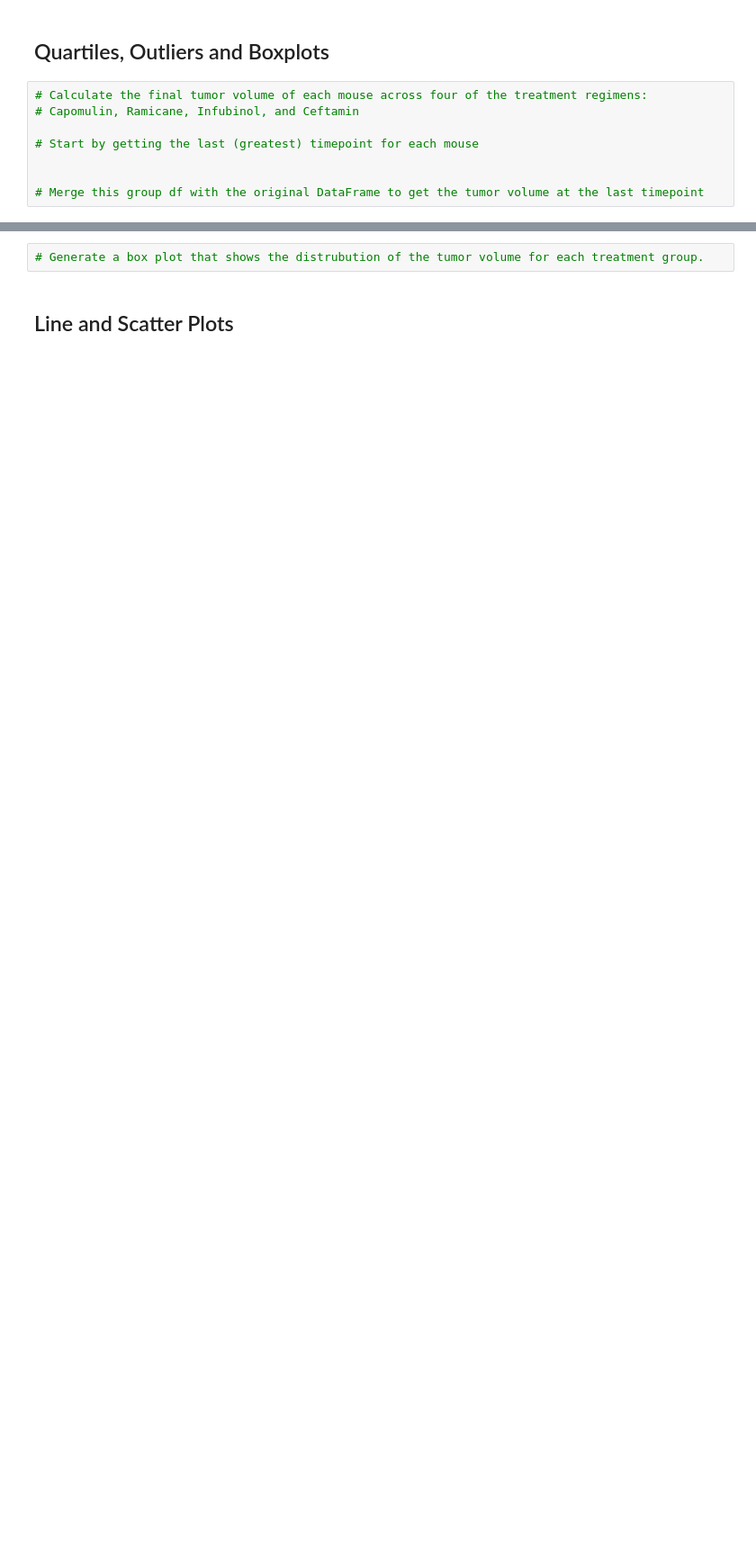
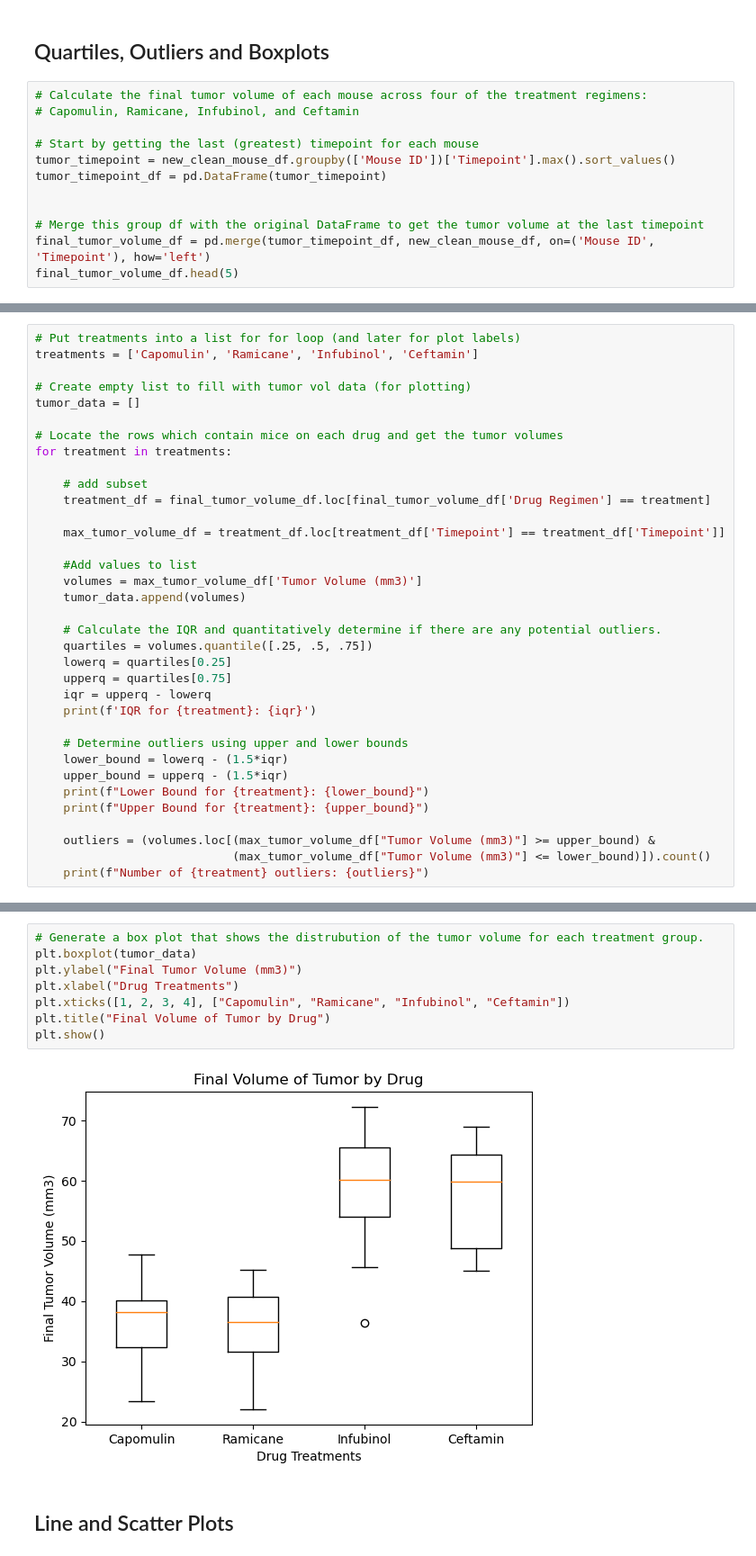
Before and after one commit to mtkrebs87/matplotlib_challenge, a Jupyter notebook: Pymaceuticals/pymaceuticals_final.ipynb, the cells around one changed output, grey strips where cells are left out. Shown: that part at 90% size. Saved outputs shown, nothing was run; the diff lists cells and outputs as text; blank space fills up the shorter version.

```diff
--- a/Pymaceuticals/pymaceuticals_final.ipynb
+++ b/Pymaceuticals/pymaceuticals_final.ipynb
@@ -246,6 +246,10 @@ plt.show()
 # Capomulin, Ramicane, Infubinol, and Ceftamin
 
 # Start by getting the last (greatest) timepoint for each mouse
+tumor_timepoint = new_clean_mouse_df.groupby(['Mouse ID'])['Timepoint'].max().sort_values()
+tumor_timepoint_df = pd.DataFrame(tumor_timepoint)
 
 
 # Merge this group df with the original DataFrame to get the tumor volume at the last timepoint
+final_tumor_volume_df = pd.merge(tumor_timepoint_df, new_clean_mouse_df, on=('Mouse ID', 'Timepoint'), how='left')
+final_tumor_volume_df.head(5)
@@ -268,0 +263,35 @@ plt.show()
+# %%
+# Put treatments into a list for for loop (and later for plot labels)
+treatments = ['Capomulin', 'Ramicane', 'Infubinol', 'Ceftamin']
+
+# Create empty list to fill with tumor vol data (for plotting)
+tumor_data = []
+
+# Locate the rows which contain mice on each drug and get the tumor volumes
+for treatment in treatments:
+
+    # add subset
+    treatment_df = final_tumor_volume_df.loc[final_tumor_volume_df['Drug Regimen'] == treatment]
+
+    max_tumor_volume_df = treatment_df.loc[treatment_df['Timepoint'] == treatment_df['Timepoint']]
+
+    #Add values to list
+    volumes = max_tumor_volume_df['Tumor Volume (mm3)']
+    tumor_data.append(volumes)
+
+    # Calculate the IQR and quantitatively determine if there are any potential outliers.
+    quartiles = volumes.quantile([.25, .5, .75])
+    lowerq = quartiles[0.25]
+    upperq = quartiles[0.75]
+    iqr = upperq - lowerq
+    print(f'IQR for {treatment}: {iqr}')
+
+    # Determine outliers using upper and lower bounds
+    lower_bound = lowerq - (1.5*iqr)
+    upper_bound = upperq - (1.5*iqr)
+    print(f"Lower Bound for {treatment}: {lower_bound}")
+    print(f"Upper Bound for {treatment}: {upper_bound}")
+
+    outliers = (volumes.loc[(max_tumor_volume_df["Tumor Volume (mm3)"] >= upper_bound) &
+                            (max_tumor_volume_df["Tumor Volume (mm3)"] <= lower_bound)]).count()
+    print(f"Number of {treatment} outliers: {outliers}")
@@ -269,5 +315,13 @@ plt.show()
 # %%
 # Generate a box plot that shows the distrubution of the tumor volume for each treatment group.
+plt.boxplot(tumor_data)
+plt.ylabel("Final Tumor Volume (mm3)")
+plt.xlabel("Drug Treatments")
+plt.xticks([1, 2, 3, 4], ["Capomulin", "Ramicane", "Infubinol", "Ceftamin"])
+plt.title("Final Volume of Tumor by Drug")
+plt.show()
+# %% [output]
+[figure, added]
 # %% [markdown]
 ## Line and Scatter Plots
 # %%
```
Also changed, not shown: parts of 9 cells of this notebook.
